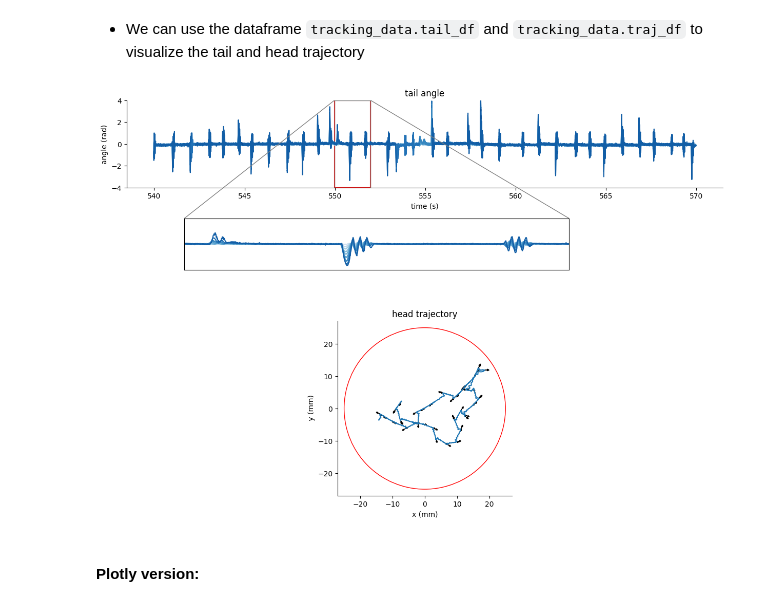
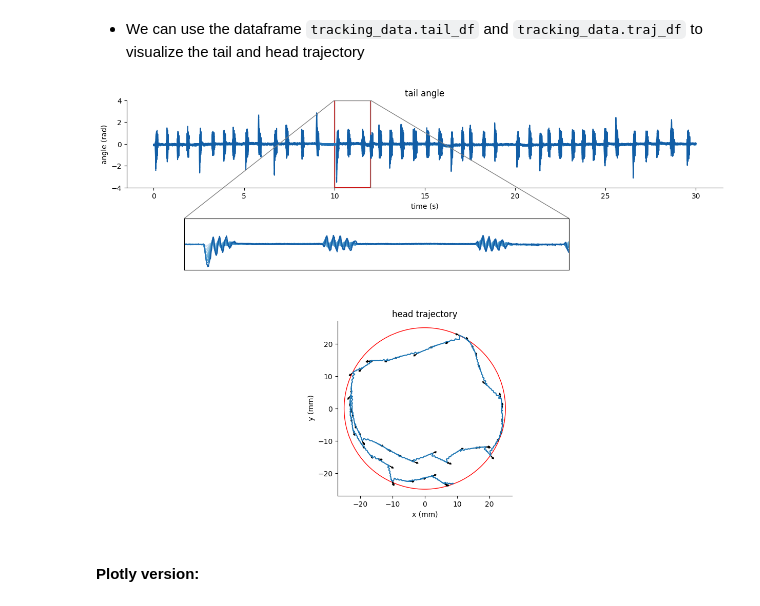
Before and after one commit to orger-lab/megabouts, a Jupyter notebook: docs/source/notebooks/Loading_Data.ipynb, the cells around one changed output. Cells and saved outputs as stored; diff of their text form; code cells hidden in the pictures.

```diff
--- a/docs/source/notebooks/Loading_Data.ipynb
+++ b/docs/source/notebooks/Loading_Data.ipynb
@@ -86,7 +102,7 @@ blue_cycler = cycler(color=plt.cm.Blues(np.linspace(.2, .9, num_colors)))
 
 # Generate time and data for plotting
 t = np.arange(tracking_data.T) / tracking_cfg.fps
-IdSt = np.random.randint(tracking_data.T)
+IdSt = 0#np.random.randint(tracking_data.T)
 Duration = 30 * tracking_cfg.fps
 short_interval = slice(IdSt+10*tracking_cfg.fps, IdSt+12*tracking_cfg.fps)  # 10-second interval
 
@@ -99,34 +115,34 @@ ax[0].plot(t[IdSt:IdSt + Duration], tracking_data.tail_df.iloc[IdSt:IdSt + Durat
 ax[0].set(**{'title': 'tail angle', 'xlabel': 'time (s)', 'ylabel': 'angle (rad)', 'ylim': (-4, 4)})
 ax[0].add_patch(patches.Rectangle((t[short_interval.start], -4), 2, 8, linewidth=1.5, edgecolor='red', facecolor='none'))
 
 # Hide ax[1]
 ax[1].axis('off')
 
 # Trajectory plot with circle (ax[2])
 ax[2].plot(tracking_data.traj_df.x.iloc[IdSt:IdSt + Duration], tracking_data.traj_df.y.iloc[IdSt:IdSt + Duration])
 ax[2].add_artist(plt.Circle((0., 0.), 25, color='red', fill=False))
 ax[2].set(**{'xlim': (-27, 27), 'ylim': (-27, 27), 'title': 'head trajectory', 'aspect': 'equal', 'xlabel': 'x (mm)', 'ylabel': ' y (mm)'})
 
 # Inset axis for zoomed tail angle (above ax[1])
 inset_ax = fig.add_axes([0.2, 0.55, 0.5, 0.1])
 inset_ax.set_prop_cycle(blue_cycler)
 inset_ax.plot(t[short_interval], tracking_data.tail_df.iloc[short_interval])
 inset_ax.set(**{'xlim': (t[short_interval.start], t[short_interval.stop]), 'ylim': (-4, 4)})
 inset_ax.tick_params(which='both', bottom=False, left=False, labelbottom=False, labelleft=False)
 mark_inset(ax[0], inset_ax, loc1=1, loc2=2, fc="none", ec="0.5")
 [axis.spines[['right', 'top']].set_visible(False) for axis in [ax[0], ax[2]]]
 for i in range(IdSt,IdSt+Duration,350):
     ax[2].arrow(tracking_data.traj_df['x'][i],
                  tracking_data.traj_df['y'][i],
                  np.cos(tracking_data.traj_df['yaw'][i]),
                  np.sin(tracking_data.traj_df['yaw'][i]),
                  head_width=.5, head_length=.5,fc='k',ec='k')
 [axis.spines[['right', 'top']].set_visible(False) for axis in [ax[0], ax[1]]]
 
 
 plt.show()
 # %% [output]
-[figure, old version]
+[figure, new version]
 # %% [markdown]
 #### Plotly version:
 # %%
```
Also changed, not shown: parts of 4 cells of this notebook.
